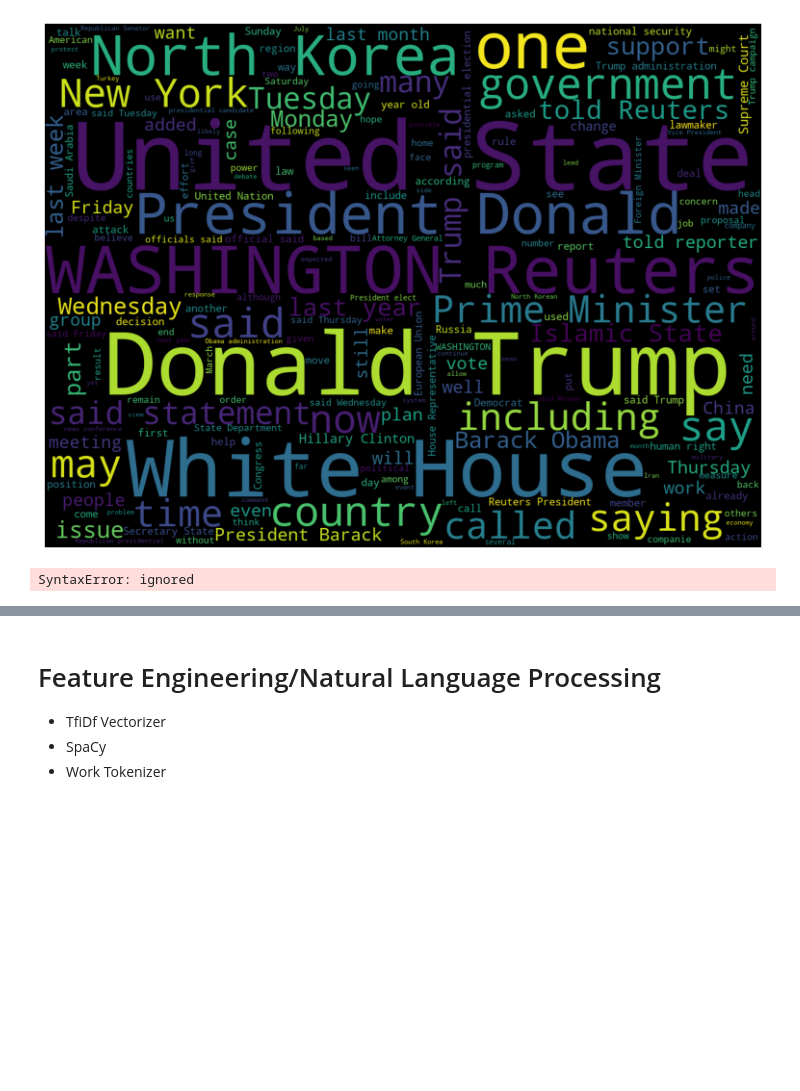
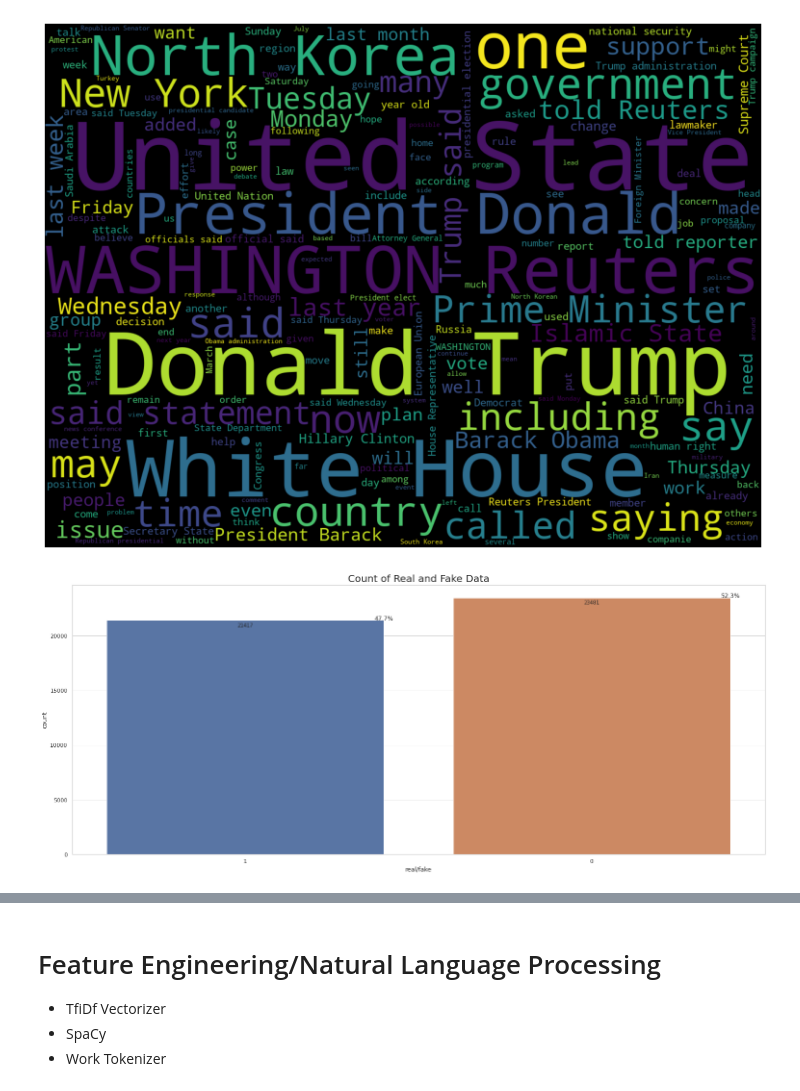
Before and after one commit to zhouchun0105/Fake-News-Detection-Project-BA865, a Jupyter notebook: BA865_Fake_News_Classification_Project.ipynb, the cells around one changed output, grey strips where cells are left out. Saved outputs shown, nothing was run; the diff lists cells and outputs as text; code cells hidden in the pictures; blank space fills up the shorter version.

```diff
--- a/BA865_Fake_News_Classification_Project.ipynb
+++ b/BA865_Fake_News_Classification_Project.ipynb
@@ -175,6 +176,6 @@ news_data.describe()
 # %%
 # one-hot encoding for subject column
-news_data = pd.get_dummies(news_data, columns=["subject"])
+news_data = pd.get_dummies(news_data_all, columns=["subject"])
 # %%
 # title and text can be two seperate variables
 news_data.info()
@@ -221,22 +222,22 @@ plt.axis('off')
 (-0.5, 1299.5, 949.5, -0.5)
 [figure]
 # %%
-#plot to see Counts of Real and Fake data
-total = float(len(news_data)
+total = float(len(news_data))
 
-fig = sns.countplot(x='real/fake', data = news_data)
-plt.title("Count of Real and Fake Data", fontsize=20)
-
+sns.set_style('whitegrid')
+plt.figure(figsize= (25,10))
+fig = sns.countplot(x='real/fake', data= news_data)
+plt.title('Count of Real and Fake Data', fontsize=20)
 for p in fig.patches:
     fig.annotate(format(int(p.get_height())),
                    (p.get_x() + p.get_width() / 2, p.get_height()),
                    ha = 'center', va = 'center',
                    size=10,
                    xytext = (0, -10),
                    textcoords = 'offset points')
     percentage = '{:.1f}%'.format(100 * p.get_height()/total)
     x = p.get_x() + p.get_width()
     y = p.get_height()
     fig.annotate(percentage, (x, y),ha='center')
 # %% [output]
-SyntaxError: ignored
+[figure, added]
```
Also changed, not shown: parts of 11 cells of this notebook.
